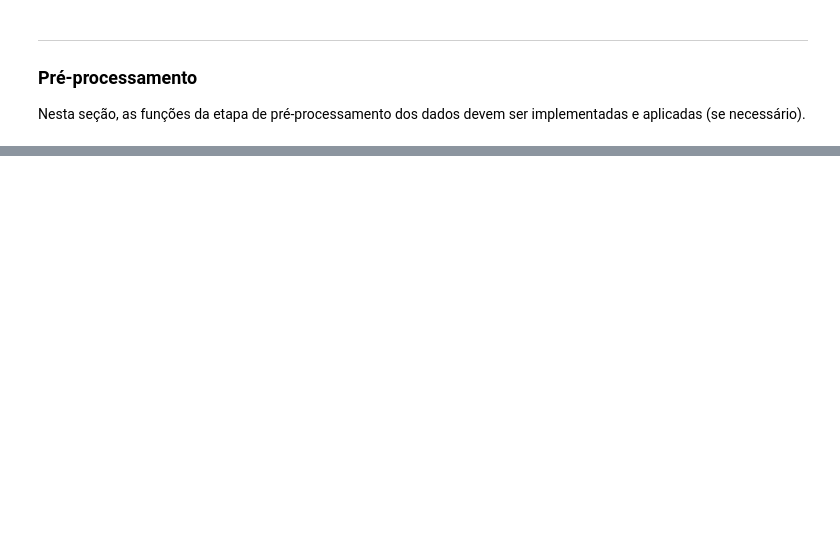
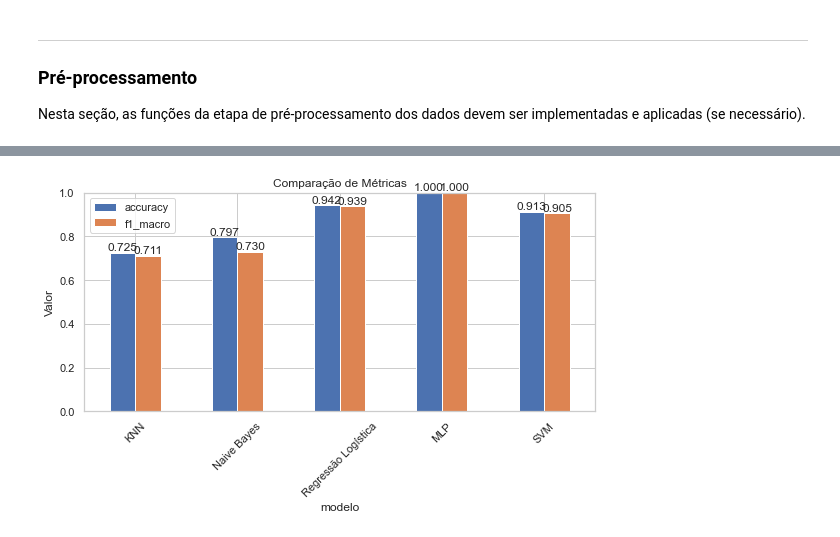
Before and after one commit to anneSS1/Projeto_AM, a Jupyter notebook: main.ipynb, the cells around one changed output, grey strips where cells are left out. Saved outputs shown, nothing was run; the diff lists cells and outputs as text; code cells hidden in the pictures; blank space fills up the shorter version.

```diff
--- a/main.ipynb
+++ b/main.ipynb
@@ -209,6 +257,0 @@ Nesta seção, o experimento deve ser conduzido, utilizando os protocolos experi
-# %%
-from scripts.experimentos import *
-
-# Prepara treino e teste diretamente
-X_train, y_train, X_test, test_ids, encoder = preparar_dados(df_train, df_test)
-X_train2, y_train2, X_test2, test_ids2, encoder2 = preparar_dados(df_train_nao_norm, df_test_nao_norm)
@@ -456,24 +297,0 @@ Nesta seção, os resultados devem ser exibidos através de tabelas e gráficos,
-# %%
-# =========================
-# AVALIAÇÃO RESUMIDA
-# =========================
-from scripts.analise_resultados import *
-
-# supondo que 'modelos' seja um dict: {'knn':modelo_knn, 'naive_bayes':modelo_nb, ...}
-# e que você tenha um conjunto de validação (X_val, y_val)
-# Exemplo: X_val, y_val podem vir do train_test_split no seu pipeline
-# !!!Esqueci de incluir a divisão de validação: from sklearn.model_selection import train_test_split
-
-modelos = {
-    "KNN": modelo_knn,
-    "Naive Bayes": modelo_nb,
-    "Regressão Logística": modelo_rl,
-    "Rede Neural": modelo_rn,
-    "SVM": modelo_svm
-}
-
-df_metrics = avaliar_modelos_dict(modelos, X_val, y_val)
-display(df_metrics)
-
-# Salvar resumo (opcional)
-salvar_resumo_csv(df_metrics, path="dataset/resultados_summary.csv")
@@ -509,0 +298,6 @@ comparar_modelos_plot_confusao(modelos, X_val, y_val, labels=[0,1,2], max_per_ro
+# %%
+# ==========================================================
+# ANÁLISE DOS RESULTADOS - Comparar modelos
+# ==========================================================
+df_metrics = avaliar_modelos_dict(modelos, X_train, y_train)
+df_metrics
@@ -509,0 +312,7 @@ comparar_modelos_plot_confusao(modelos, X_val, y_val, labels=[0,1,2], max_per_ro
+# %%
+# ==========================================================
+# ANÁLISE DOS RESULTADOS - Gráfico comparativo
+# ==========================================================
+plot_metric_bars(df_metrics)
+# %% [output]
+[figure, added]
```
Also changed, not shown: parts of 38 cells of this notebook, 9 other files.
